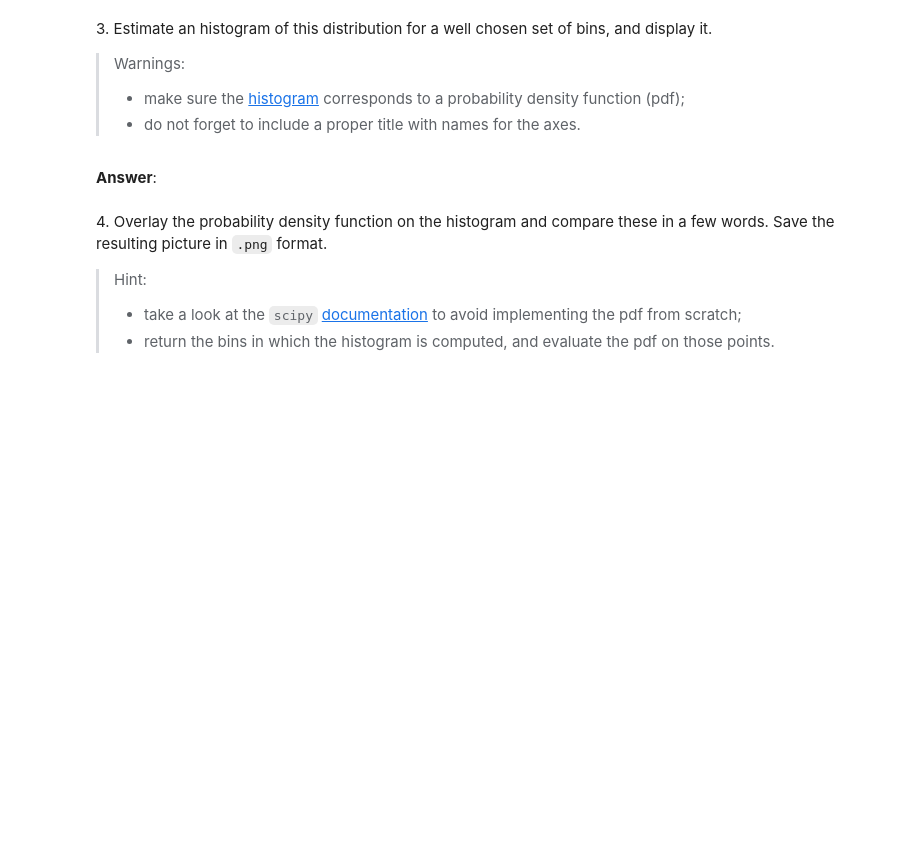
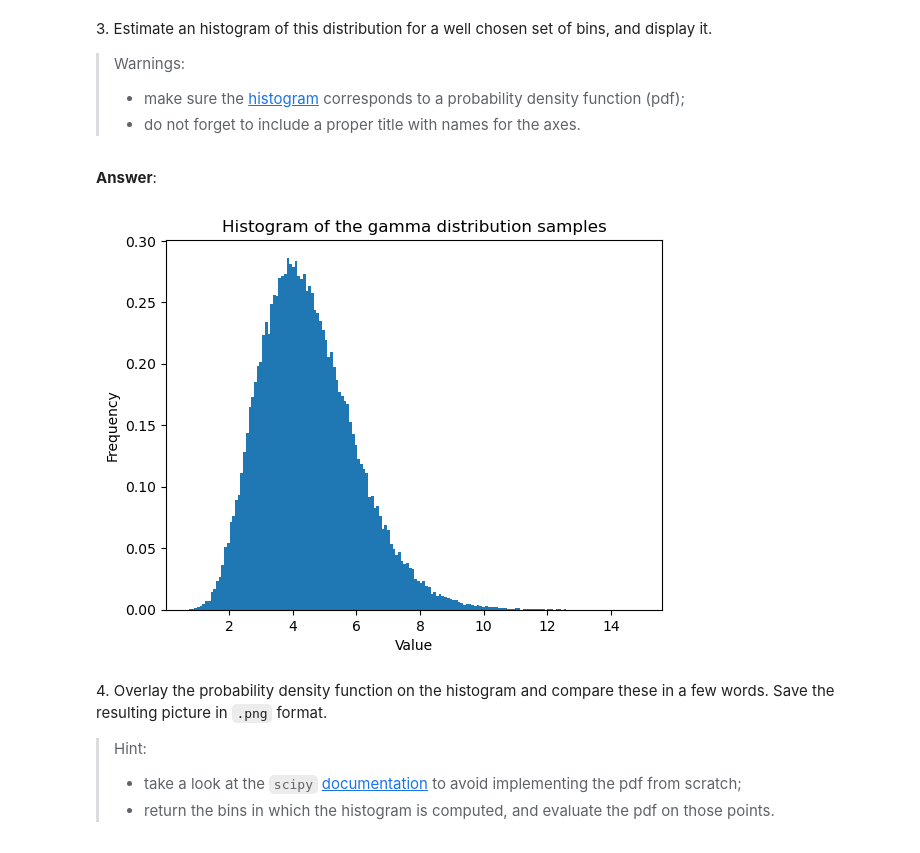
Before and after one commit to jkjky/python_sdia, a Jupyter notebook: Labs/Lab2/lab2.ipynb, the cells around one changed output. Saved outputs shown, nothing was run; the diff lists cells and outputs as text; code cells hidden in the pictures; blank space fills up the shorter version.

```diff
--- a/Labs/Lab2/lab2.ipynb
+++ b/Labs/Lab2/lab2.ipynb
@@ -73,3 +74,18 @@ n
+# %%
+import numpy as np
+import matplotlib.pyplot as plt
+
+# Load samples from .npy file
+samples = np.load('samples.npy')
+
+# Plot histogram
+plt.hist(samples, bins='auto', density=True)
+plt.xlabel('Value')
+plt.ylabel('Frequency')
+plt.title('Histogram of the gamma distribution samples')
+plt.show()
+# %% [output]
+[figure, added]
 # %% [markdown]
 4\. Overlay the probability density function on the histogram and compare these in a few words. Save the resulting picture in `.png` format.
 > Hint:
```
Also changed, not shown: parts of 5 cells of this notebook, 1 other file.
